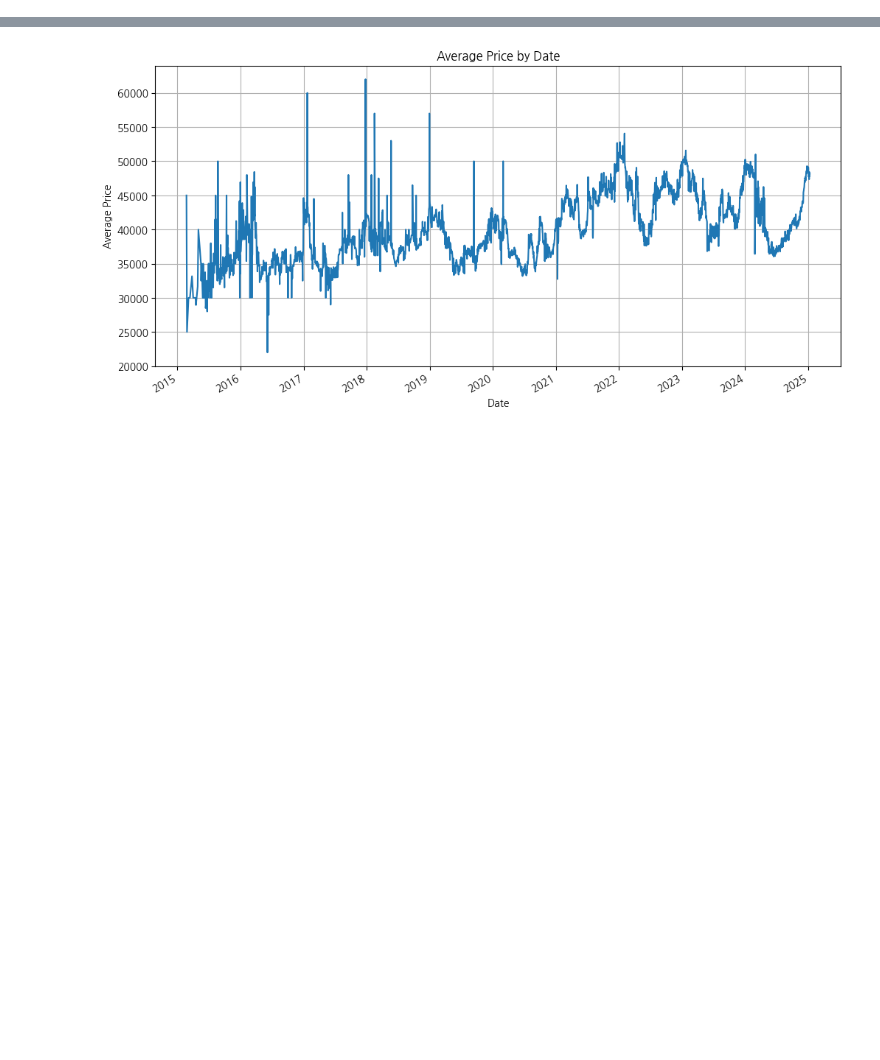
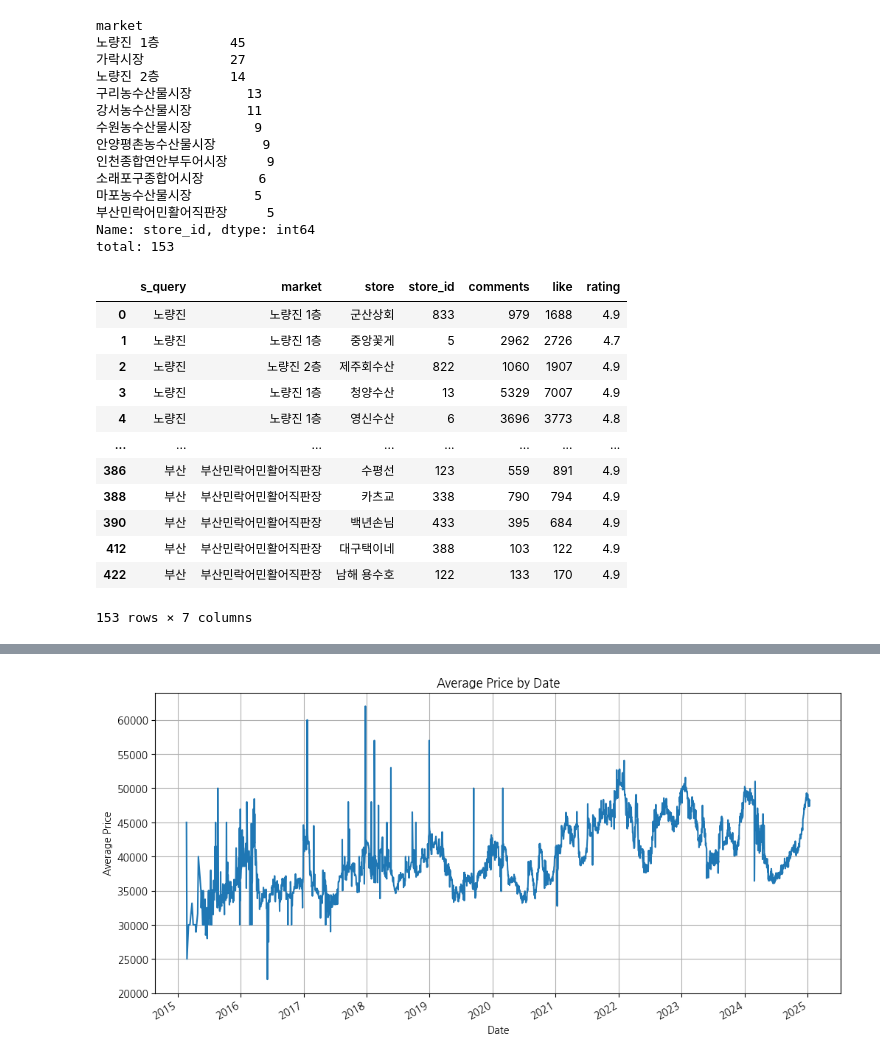
Before and after one commit to vhf1030/Pisces, a Jupyter notebook: notebooks/eda_ikh.ipynb, the cells around one changed output, grey strips where cells are left out. Saved outputs shown, nothing was run; the diff lists cells and outputs as text; code cells hidden in the pictures; blank space fills up the shorter version.

```diff
--- a/notebooks/eda_ikh.ipynb
+++ b/notebooks/eda_ikh.ipynb
@@ -5,0 +28,38 @@ import koreanize_matplotlib
+# %%
+df_ref = df[~df.duplicated(subset=["store_id"])]  # 중복 제거
+df_ref = df_ref[df_ref["comments"] >= 100]
+market_counts = df_ref.groupby("market").count()["store_id"]
+
+# count 값이 10 이상인 market 필터링
+markets = market_counts[market_counts >= 5].sort_values(ascending=False)
+print(markets, '\ntotal:', markets.sum())
+df_ftd = df_ref[df_ref["market"].isin(markets.index)]
+df_ftd
+# %% [output]
+market
+노량진 1층         45
+가락시장           27
+노량진 2층         14
+구리농수산물시장       13
+강서농수산물시장       11
+수원농수산물시장        9
+안양평촌농수산물시장      9
+인천종합연안부두어시장     9
+소래포구종합어시장       6
+마포농수산물시장        5
+부산민락어민활어직판장     5
+Name: store_id, dtype: int64
+total: 153
+|  | s_query | market | store | store_id | comments | like | rating |
+| 0 | 노량진 | 노량진 1층 | 군산상회 | 833 | 979 | 1688 | 4.9 |
+| 1 | 노량진 | 노량진 1층 | 중앙꽃게 | 5 | 2962 | 2726 | 4.7 |
+| 2 | 노량진 | 노량진 2층 | 제주회수산 | 822 | 1060 | 1907 | 4.9 |
+| 3 | 노량진 | 노량진 1층 | 청양수산 | 13 | 5329 | 7007 | 4.9 |
+| 4 | 노량진 | 노량진 1층 | 영신수산 | 6 | 3696 | 3773 | 4.8 |
+| ... | ... | ... | ... | ... | ... | ... | ... |
+| 386 | 부산 | 부산민락어민활어직판장 | 수평선 | 123 | 559 | 891 | 4.9 |
+| 388 | 부산 | 부산민락어민활어직판장 | 카츠교 | 338 | 790 | 794 | 4.9 |
+| 390 | 부산 | 부산민락어민활어직판장 | 백년손님 | 433 | 395 | 684 | 4.9 |
+| 412 | 부산 | 부산민락어민활어직판장 | 대구택이네 | 388 | 103 | 122 | 4.9 |
+| 422 | 부산 | 부산민락어민활어직판장 | 남해 용수호 | 122 | 133 | 170 | 4.9 |
+153 rows × 7 columns
```
Also changed, not shown: parts of 12 cells of this notebook, 1 other file.
